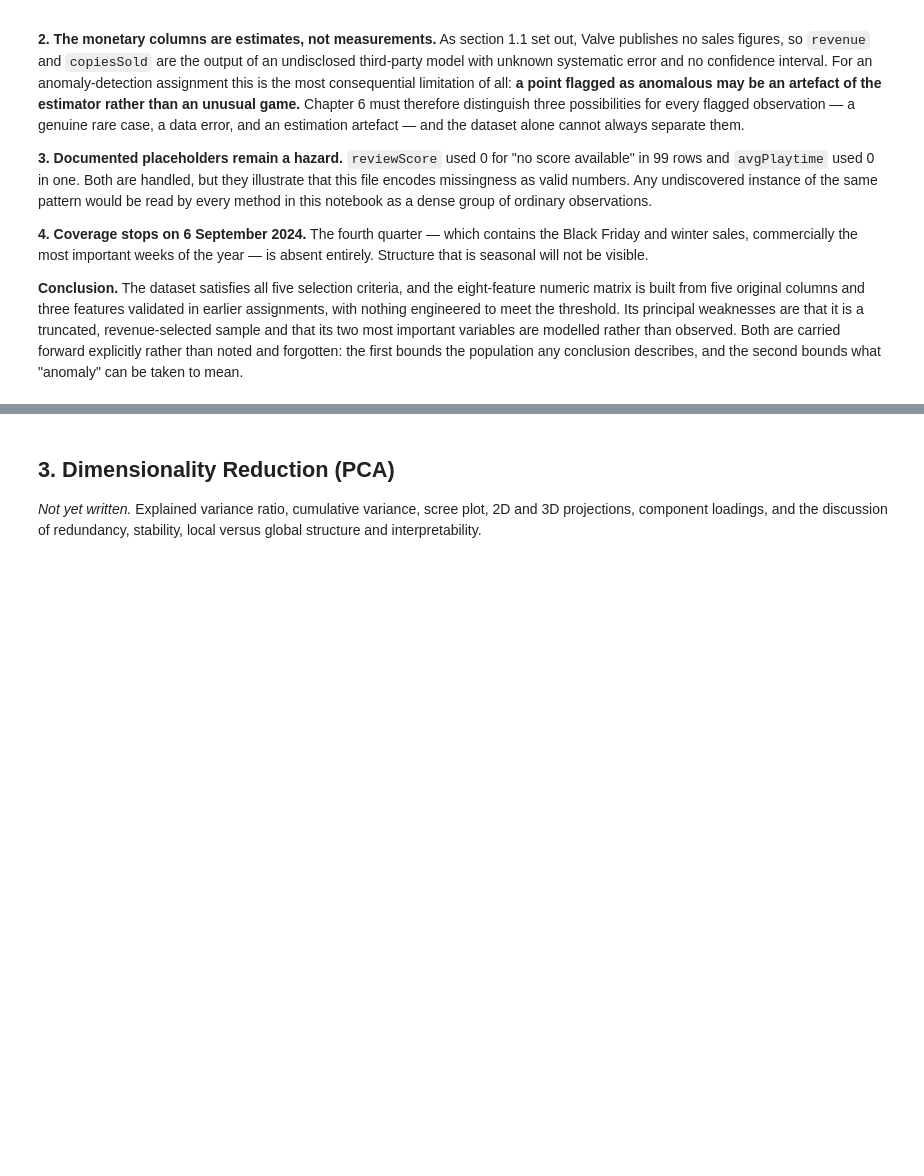
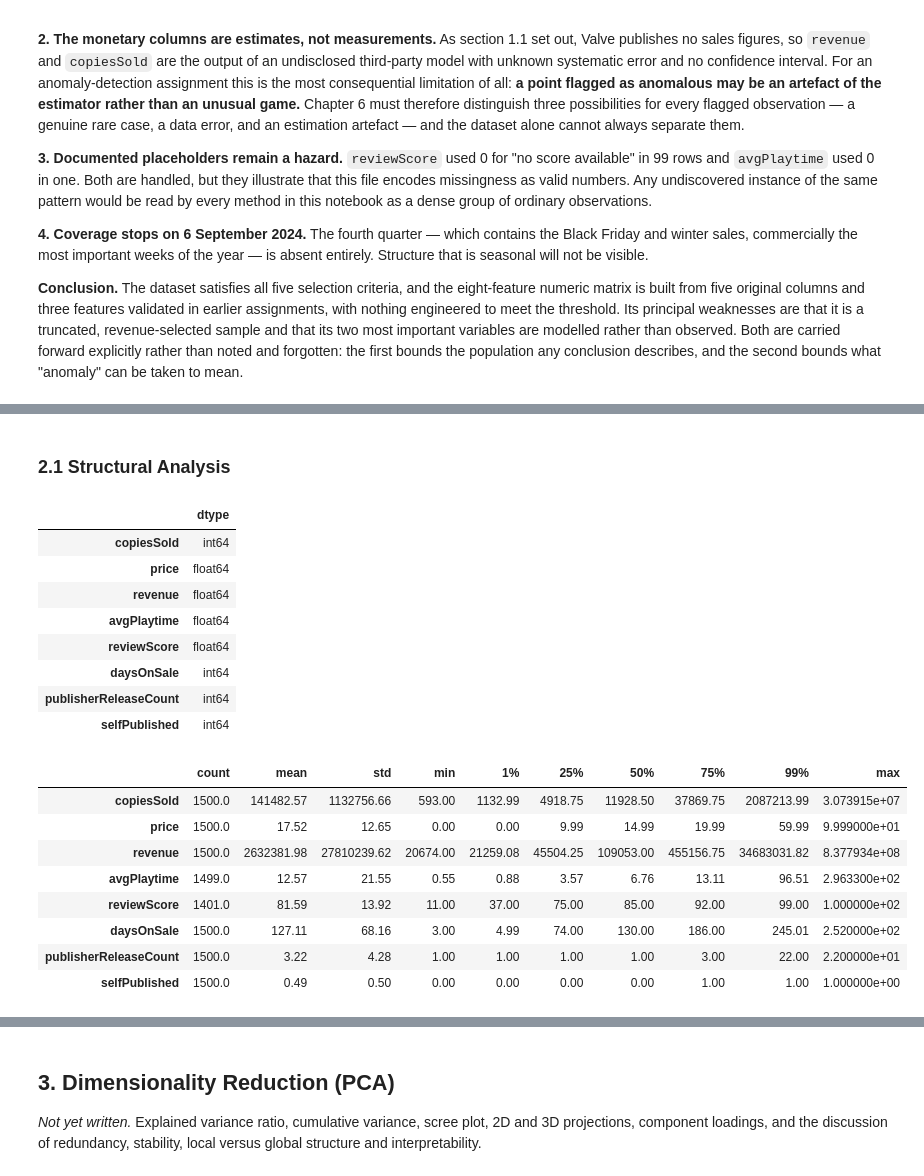
Before and after one commit to shonmazon/Data_Science, a Jupyter notebook: assignment3-unsupervised/notebooks/steam_unsupervised.ipynb, the cells around one changed output, grey strips where cells are left out. Cells and saved outputs as stored; diff of their text form; code cells hidden in the pictures; blank space fills up the shorter version.

```diff
--- a/assignment3-unsupervised/notebooks/steam_unsupervised.ipynb
+++ b/assignment3-unsupervised/notebooks/steam_unsupervised.ipynb
@@ -445,0 +488,24 @@ what "anomaly" can be taken to mean.
+# %% [markdown]
+### 2.1 Structural Analysis
+# %%
+display(raw_matrix.dtypes.rename("dtype").to_frame())
+raw_matrix.describe(percentiles=[0.01, 0.25, 0.5, 0.75, 0.99]).T.round(2)
+# %% [output]
+|  | dtype |
+| copiesSold | int64 |
+| price | float64 |
+| revenue | float64 |
+| avgPlaytime | float64 |
+| reviewScore | float64 |
+| daysOnSale | int64 |
+| publisherReleaseCount | int64 |
+| selfPublished | int64 |
+|  | count | mean | std | min | 1% | 25% | 50% | 75% | 99% | max |
+| copiesSold | 1500.0 | 141482.57 | 1132756.66 | 593.00 | 1132.99 | 4918.75 | 11928.50 | 37869.75 | 2087213.99 | 3.073915e+07 |
+| price | 1500.0 | 17.52 | 12.65 | 0.00 | 0.00 | 9.99 | 14.99 | 19.99 | 59.99 | 9.999000e+01 |
+| revenue | 1500.0 | 2632381.98 | 27810239.62 | 20674.00 | 21259.08 | 45504.25 | 109053.00 | 455156.75 | 34683031.82 | 8.377934e+08 |
+| avgPlaytime | 1499.0 | 12.57 | 21.55 | 0.55 | 0.88 | 3.57 | 6.76 | 13.11 | 96.51 | 2.963300e+02 |
+| reviewScore | 1401.0 | 81.59 | 13.92 | 11.00 | 37.00 | 75.00 | 85.00 | 92.00 | 99.00 | 1.000000e+02 |
+| daysOnSale | 1500.0 | 127.11 | 68.16 | 3.00 | 4.99 | 74.00 | 130.00 | 186.00 | 245.01 | 2.520000e+02 |
+| publisherReleaseCount | 1500.0 | 3.22 | 4.28 | 1.00 | 1.00 | 1.00 | 1.00 | 3.00 | 22.00 | 2.200000e+01 |
+| selfPublished | 1500.0 | 0.49 | 0.50 | 0.00 | 0.00 | 0.00 | 0.00 | 1.00 | 1.00 | 1.000000e+00 |
```
Also changed, not shown: parts of 15 cells of this notebook, 2 other files.
